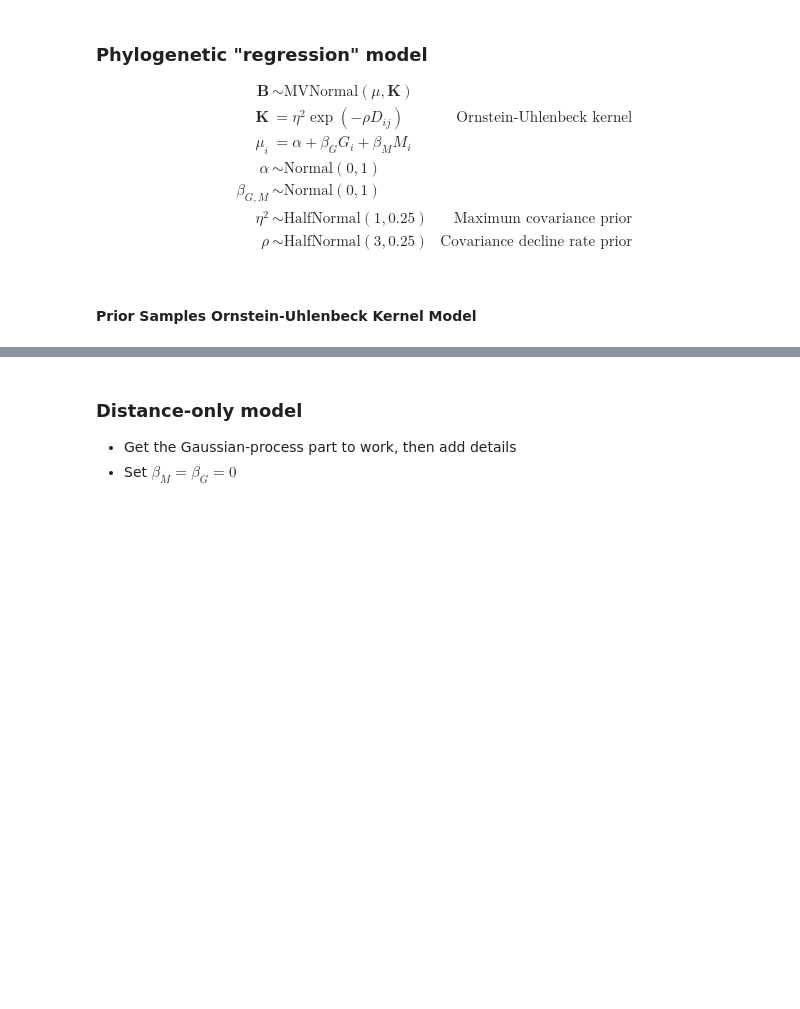
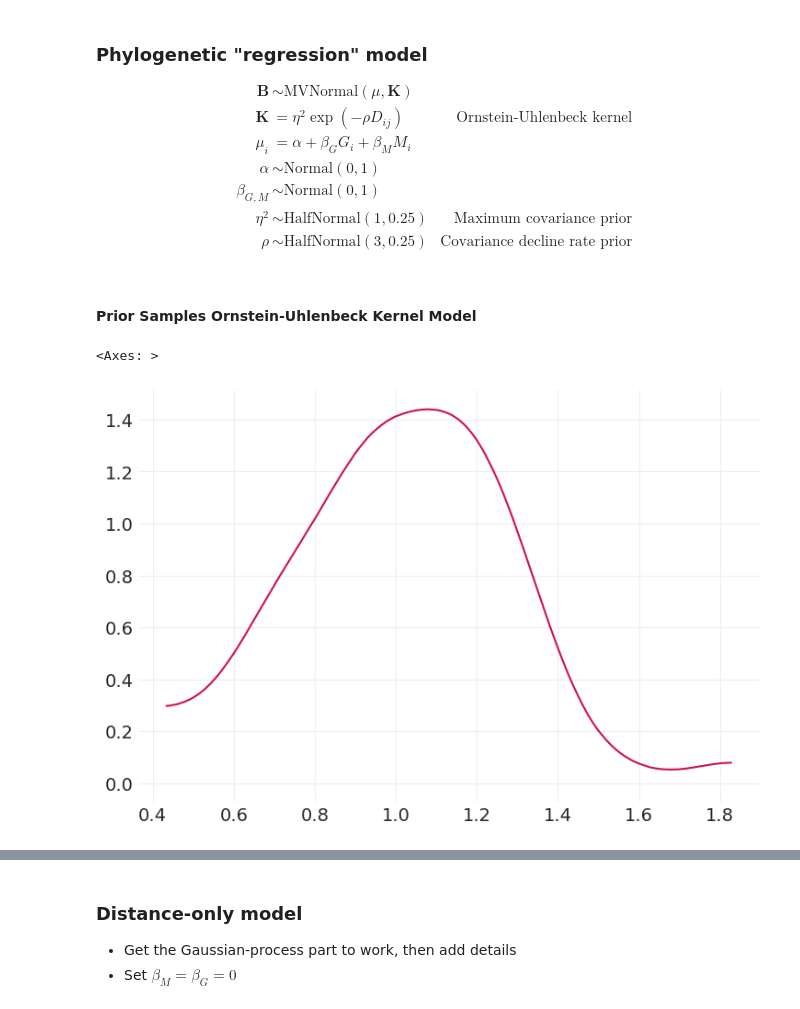
Before and after one commit to guillaumeberthon/StatRethink2023-PyMC5, a Jupyter notebook: Lecture 16 - Gaussian Processes.ipynb, the cells around one changed output, grey strips where cells are left out. Cells and saved outputs as stored; diff of their text form; code cells hidden in the pictures; blank space fills up the shorter version.

```diff
--- a/Lecture 16 - Gaussian Processes.ipynb
+++ b/Lecture 16 - Gaussian Processes.ipynb
@@ -1361,7 +1339,7 @@ $$
   - path length between leaf nodes in tree (e.g. see dendrogram below)
 - Can use a Gaussian process in much the same way we did for island distances in the Oceanic Tools analysis
 # %%
-PRIMATES_DISTANCE_MATRIX301 = utils.load_data("primates301_distance_matrix").values
+PRIMATES_DISTANCE_MATRIX301 = utils.load_data("Primates301_distance_matrix").values
 # Filter out incomplete cases
 PRIMATES_DISTANCE_MATRIX = PRIMATES_DISTANCE_MATRIX301[PRIMATES.index][:, PRIMATES.index]
 
@@ -1429,3 +1427,13 @@ $$
 $$
 # %% [markdown]
 #### Prior Samples Ornstein-Uhlenbeck Kernel Model
+# %%
+import importlib
+import utils
+importlib.reload(utils)
+from utils import plot_pymc_distribution
+
+plot_pymc_distribution(pm.TruncatedNormal, draws=100, mu=1, sigma=0.25, lower=.01)
+# %% [output]
+<Axes: >
+[figure, added]
```
Also changed, not shown: parts of 8 cells of this notebook, 2 other files.
